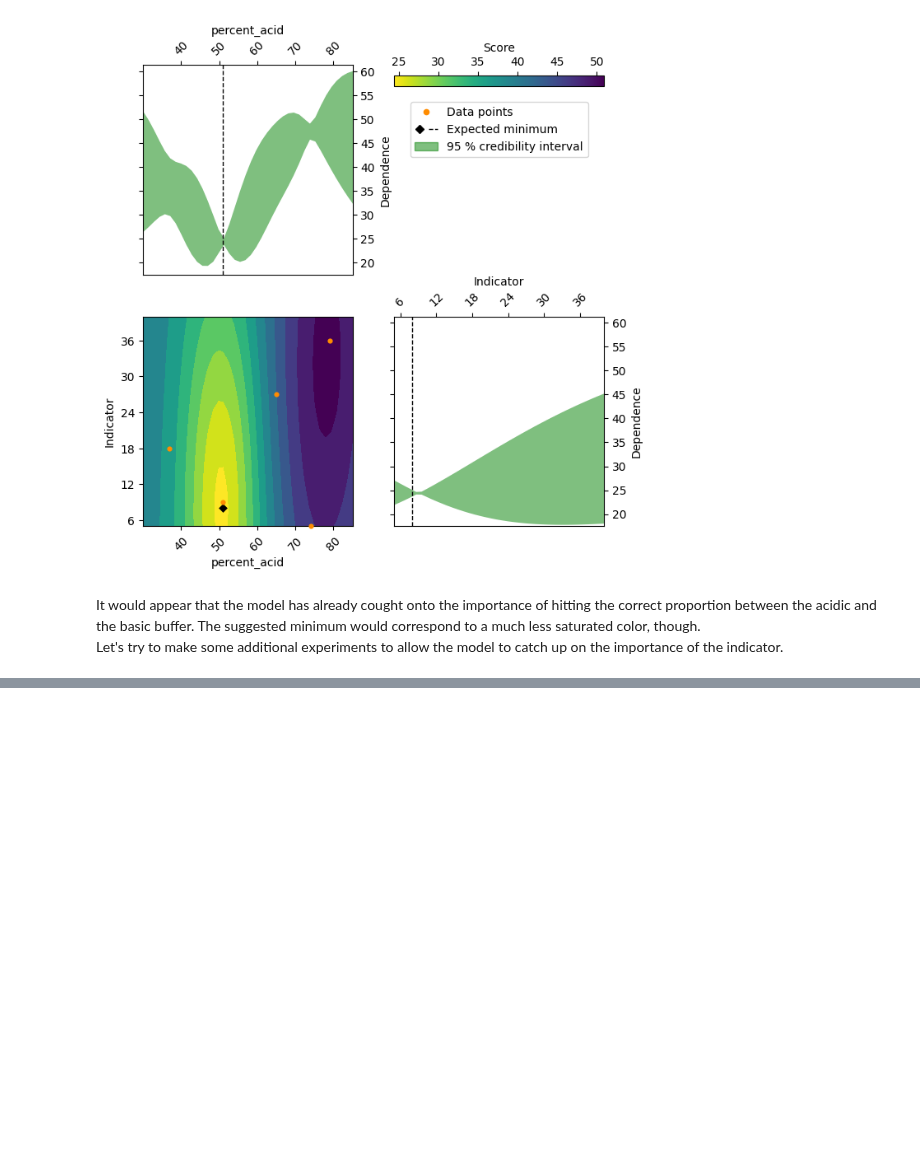
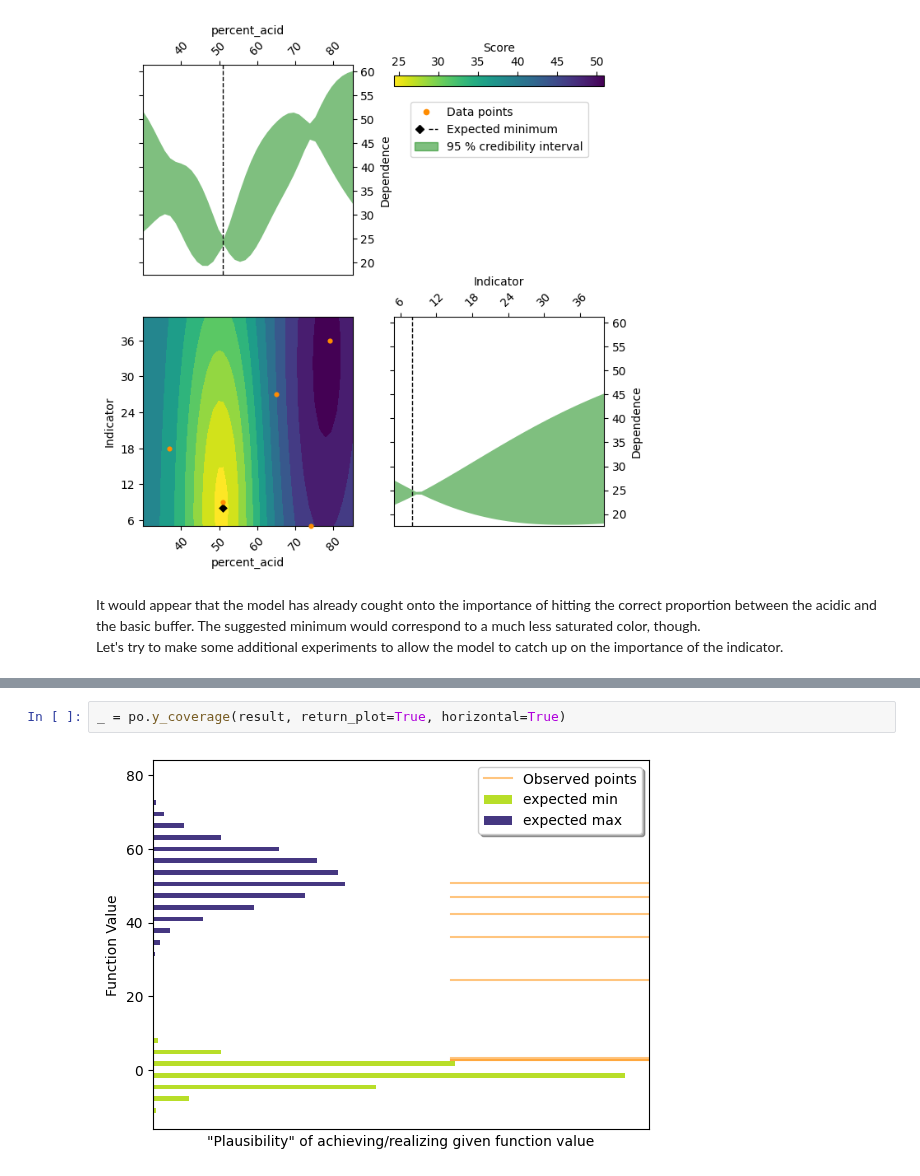
Before and after one commit to novonordisk-research/ProcessOptimizer, a Jupyter notebook: examples/design_qualifications/Model_systems_color_pH.ipynb, the cells around one changed output, grey strips where cells are left out. Saved outputs shown, nothing was run; the diff lists cells and outputs as text; blank space fills up the shorter version.

```diff
--- a/examples/design_qualifications/Model_systems_color_pH.ipynb
+++ b/examples/design_qualifications/Model_systems_color_pH.ipynb
@@ -79,0 +84,4 @@ print(expected_minimum)
+# %%
+_ = po.y_coverage(result, return_plot=True, horizontal=True)
+# %% [output]
+[figure, added]
```
Also changed, not shown: parts of 8 cells of this notebook, 2 other files.
